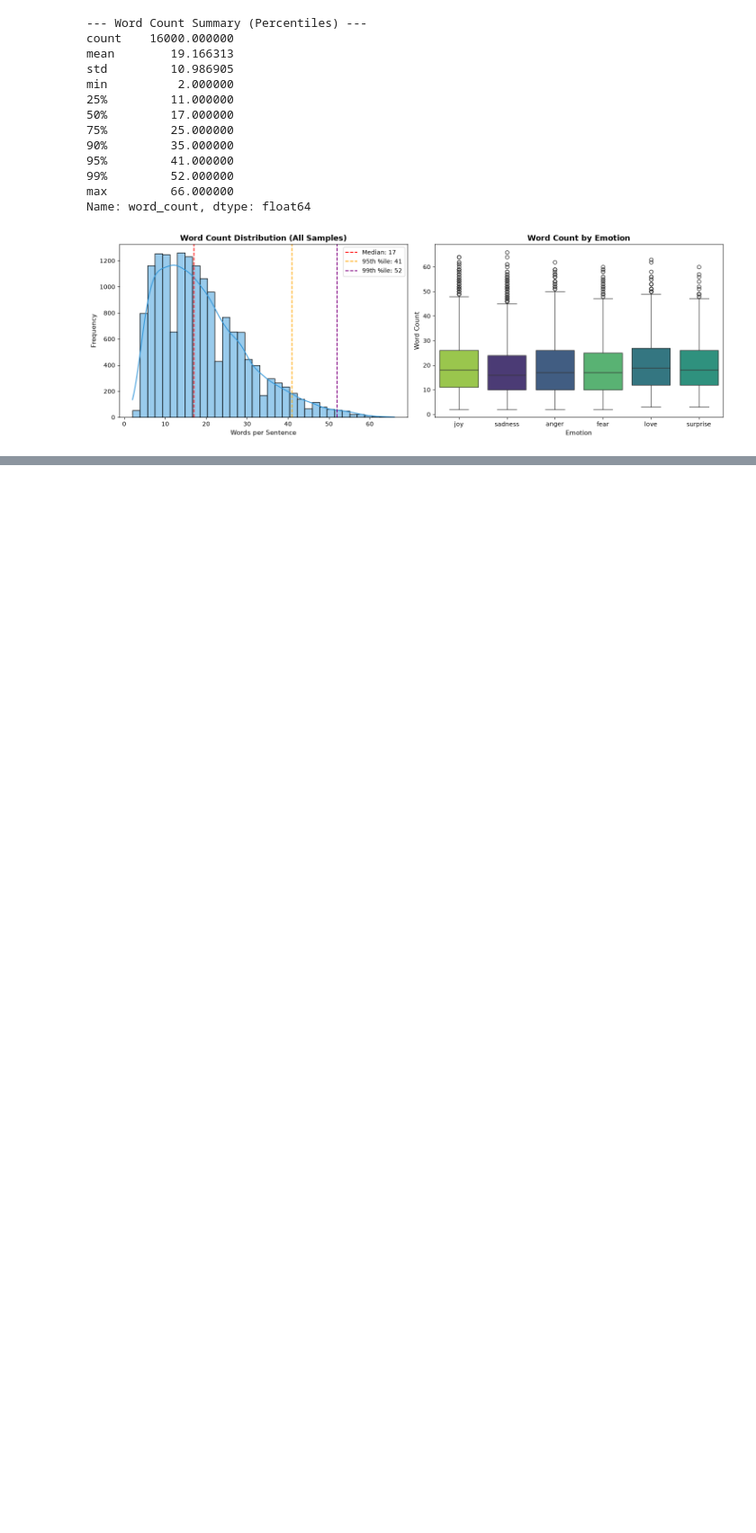
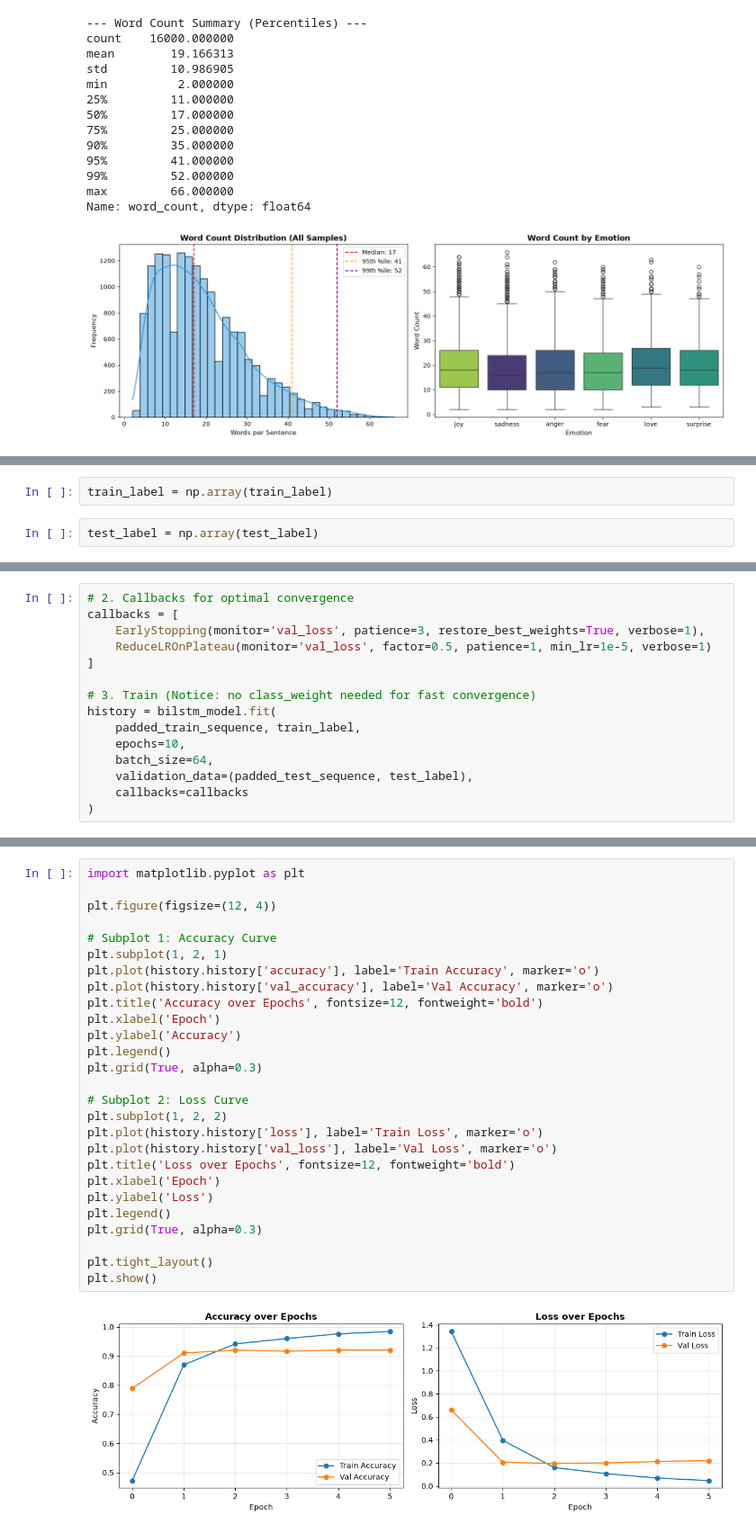
Before and after one commit to Shah-123/Emotion_detection, a Jupyter notebook: Emotion.ipynb, the cells around one changed output, grey strips where cells are left out. Shown at 90% size. Drawn from its saved outputs; the diff is of its cells as text; blank space fills up the shorter version.

```diff
--- a/Emotion.ipynb
+++ b/Emotion.ipynb
@@ -198,0 +273,4 @@ ModuleNotFoundError: No module named 'tensorflow'
+# %%
+train_label = np.array(train_label)
+# %%
+test_label = np.array(test_label)
@@ -198,0 +478,15 @@ ModuleNotFoundError: No module named 'tensorflow'
+# %%
+# 2. Callbacks for optimal convergence
+callbacks = [
+    EarlyStopping(monitor='val_loss', patience=3, restore_best_weights=True, verbose=1),
+    ReduceLROnPlateau(monitor='val_loss', factor=0.5, patience=1, min_lr=1e-5, verbose=1)
+]
+
+# 3. Train (Notice: no class_weight needed for fast convergence)
+history = bilstm_model.fit(
+    padded_train_sequence, train_label,
+    epochs=10,
+    batch_size=64,
+    validation_data=(padded_test_sequence, test_label),
+    callbacks=callbacks
+)
@@ -198,0 +514,29 @@ ModuleNotFoundError: No module named 'tensorflow'
+# %%
+import matplotlib.pyplot as plt
+
+plt.figure(figsize=(12, 4))
+
+# Subplot 1: Accuracy Curve
+plt.subplot(1, 2, 1)
+plt.plot(history.history['accuracy'], label='Train Accuracy', marker='o')
+plt.plot(history.history['val_accuracy'], label='Val Accuracy', marker='o')
+plt.title('Accuracy over Epochs', fontsize=12, fontweight='bold')
+plt.xlabel('Epoch')
+plt.ylabel('Accuracy')
+plt.legend()
+plt.grid(True, alpha=0.3)
+
+# Subplot 2: Loss Curve
+plt.subplot(1, 2, 2)
+plt.plot(history.history['loss'], label='Train Loss', marker='o')
+plt.plot(history.history['val_loss'], label='Val Loss', marker='o')
+plt.title('Loss over Epochs', fontsize=12, fontweight='bold')
+plt.xlabel('Epoch')
+plt.ylabel('Loss')
+plt.legend()
+plt.grid(True, alpha=0.3)
+
+plt.tight_layout()
+plt.show()
+# %% [output]
+[figure, added]
```
Also changed, not shown: parts of 25 cells of this notebook.
